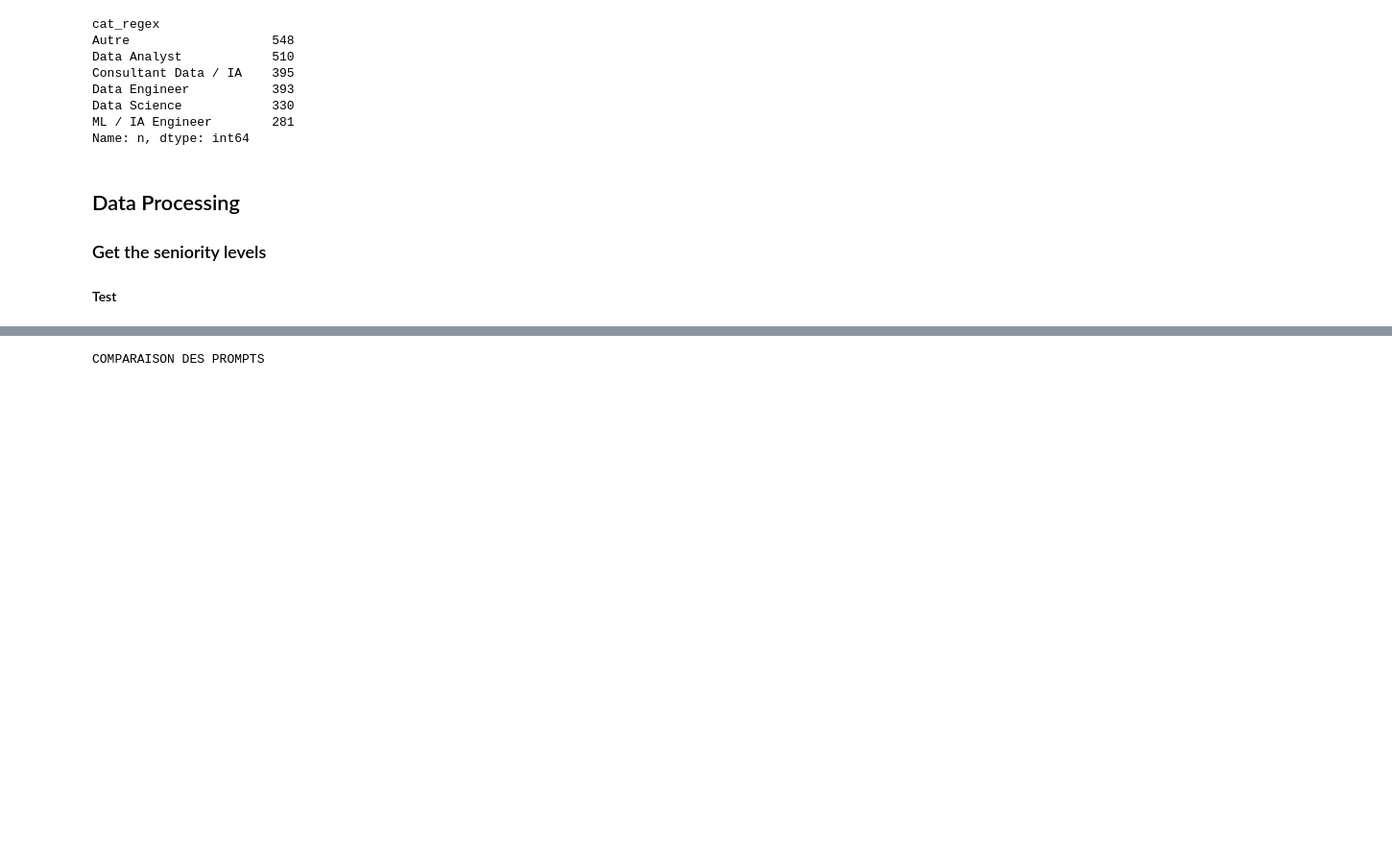
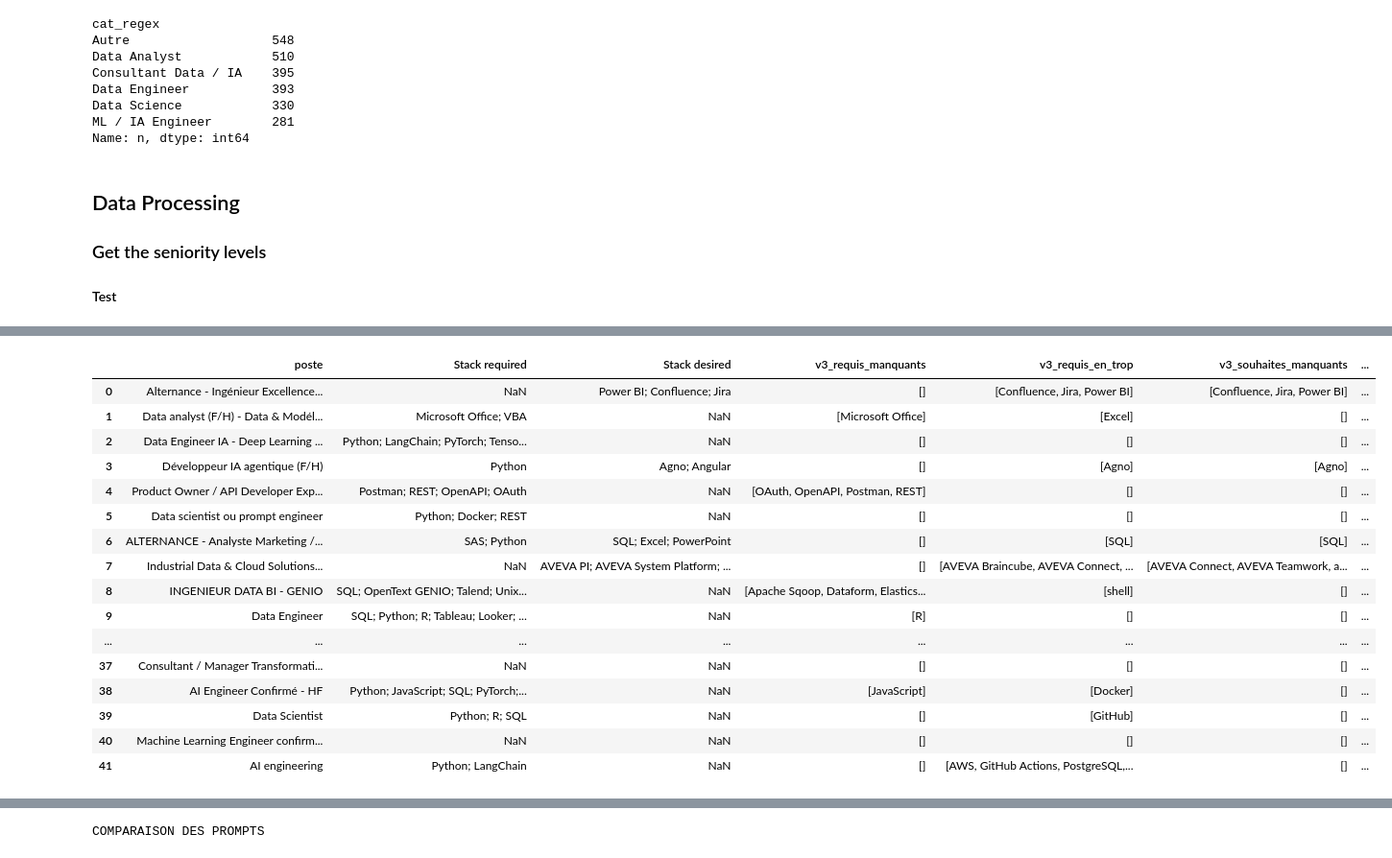
Before and after one commit to sebastiannati/Job-Market-Intelligence, a Jupyter notebook: EDA.ipynb, the cells around one changed output, grey strips where cells are left out. Shown at 96% size. Saved outputs shown, nothing was run; the diff lists cells and outputs as text; code cells hidden in the pictures; blank space fills up the shorter version.

Commit message:
Prototypage terminé, jeu de test, de validation annoté et prompt testé, démarrage de le refactorisation du code

```diff
--- a/EDA.ipynb
+++ b/EDA.ipynb
@@ -1102,7 +428,7 @@ def run(df: pd.DataFrame, prompt_cfg, mask_title=False) -> pd.DataFrame:
 df["cat_regex"] = df["poste"].apply(categorize)
 df["cat_regex"] = df["cat_regex"].replace({"Data Science": "Data Scientist"})
 echantillons = [
-    groupe.sample(n=min(20, len(groupe)), random_state=0)
+    groupe.sample(n=min(7, len(groupe)), random_state=15)
     for _, groupe in df.groupby("cat_regex", dropna=False, sort=True)
 ]
 
@@ -1116,5 +442,7 @@ echantillon = (
 )
 
 print(echantillon["cat_regex"].value_counts(dropna=False).to_string())
+
+echantillon.to_excel("src/extraction/data_llm/data_test.xlsx")
 # %% [output]
 cat_regex
@@ -1133,15 +461,10 @@ config_path = Path("src/extraction/instructions_llm.json")
 with config_path.open(encoding="utf-8") as file:
     config = json.load(file)
 
-# Accepte les deux noms utilisés dans tes configurations.
-prompt_key = (
-    "job_classifier_prompt"
-    if "job_classifier_prompt" in config
-    else "job_classifier"
-)
+prompt_key = ("stack_extraction_prompt")
 
 prompts = config[prompt_key]
-version = "v6"
+version = "v3"
 prompt_cfg = prompts[version]
 
 print(f"Version utilisée : {version}")
@@ -1195,14 +491,17 @@ ecarts.to_json(
 data_val = pd.read_excel(
     "src/extraction/data_llm/data_val.xlsx",
     index_col=0
-).reset_index(drop=True)
+)
 
 # Mélanger pour éviter un biais lié à l'ordre des lignes
-data_val = data_val.sample(frac=1, random_state=42).reset_index(drop=True)
+data_val = data_val.sample(frac=1, random_state=42)
 
 # Variables explicatives et labels manuels
-X_val = data_val.drop(columns=["Job_cat"])
-y_val = data_val["Job_cat"].astype(str).str.strip()
+X_val = data_val.drop(columns=["Job_cat","Stack required", "Stack desired"])
+y_val = data_val[["Job_cat","Stack required", "Stack desired"]].copy()
+
+# Nettoyage des valeurs textuelles
+y_val = y_val.apply(lambda col: col.str.strip() if col.dtype == "object" else col)
 
 print(f"Validation : {len(X_val)} offres")
 
@@ -1215,7 +514,7 @@ with open("src/extraction/instructions_llm.json", encoding="utf-8") as f:
 
 prompts = {
     version: prompt_cfg
-    for version, prompt_cfg in config["job_classifier_prompt"].items()
+    for version, prompt_cfg in config["stack_extraction_prompt"].items()
     if version != "active_version"
 }
 
@@ -1236,3 +1044,31 @@ Prompts à tester : ['v1', 'v2', 'v3', 'v4', 'v5', 'v6']
+# %%
+resultats[[
+    "poste",
+    "Stack required",
+    "Stack desired",
+    "v3_requis_manquants",
+    "v3_requis_en_trop",
+    "v3_souhaites_manquants",
+    "v3_souhaites_en_trop"
+]]
+# %% [output]
+|  | poste | Stack required | Stack desired | v3_requis_manquants | v3_requis_en_trop | v3_souhaites_manquants | ... |
+| 0 | Alternance - Ingénieur Excellence... | NaN | Power BI; Confluence; Jira | [] | [Confluence, Jira, Power BI] | [Confluence, Jira, Power BI] | ... |
+| 1 | Data analyst (F/H) - Data & Modél... | Microsoft Office; VBA | NaN | [Microsoft Office] | [Excel] | [] | ... |
+| 2 | Data Engineer IA - Deep Learning ... | Python; LangChain; PyTorch; Tenso... | NaN | [] | [] | [] | ... |
+| 3 | Développeur IA agentique (F/H) | Python | Agno; Angular | [] | [Agno] | [Agno] | ... |
+| 4 | Product Owner / API Developer Exp... | Postman; REST; OpenAPI; OAuth | NaN | [OAuth, OpenAPI, Postman, REST] | [] | [] | ... |
+| 5 | Data scientist ou prompt engineer | Python; Docker; REST | NaN | [] | [] | [] | ... |
+| 6 | ALTERNANCE - Analyste Marketing /... | SAS; Python | SQL; Excel; PowerPoint | [] | [SQL] | [SQL] | ... |
+| 7 | Industrial Data & Cloud Solutions... | NaN | AVEVA PI; AVEVA System Platform; ... | [] | [AVEVA Braincube, AVEVA Connect, ... | [AVEVA Connect, AVEVA Teamwork, a... | ... |
+| 8 | INGENIEUR DATA BI - GENIO | SQL; OpenText GENIO; Talend; Unix... | NaN | [Apache Sqoop, Dataform, Elastics... | [shell] | [] | ... |
+| 9 | Data Engineer | SQL; Python; R; Tableau; Looker; ... | NaN | [R] | [] | [] | ... |
+| ... | ... | ... | ... | ... | ... | ... | ... |
+| 37 | Consultant / Manager Transformati... | NaN | NaN | [] | [] | [] | ... |
+| 38 | AI Engineer Confirmé - HF | Python; JavaScript; SQL; PyTorch;... | NaN | [JavaScript] | [Docker] | [] | ... |
+| 39 | Data Scientist | Python; R; SQL | NaN | [] | [GitHub] | [] | ... |
+| 40 | Machine Learning Engineer confirm... | NaN | NaN | [] | [] | [] | ... |
+| 41 | AI engineering | Python; LangChain | NaN | [] | [AWS, GitHub Actions, PostgreSQL,... | [] | ... |
 # %%
 
 import json
```
Also changed, not shown: parts of 28 cells of this notebook, 18 other files.
